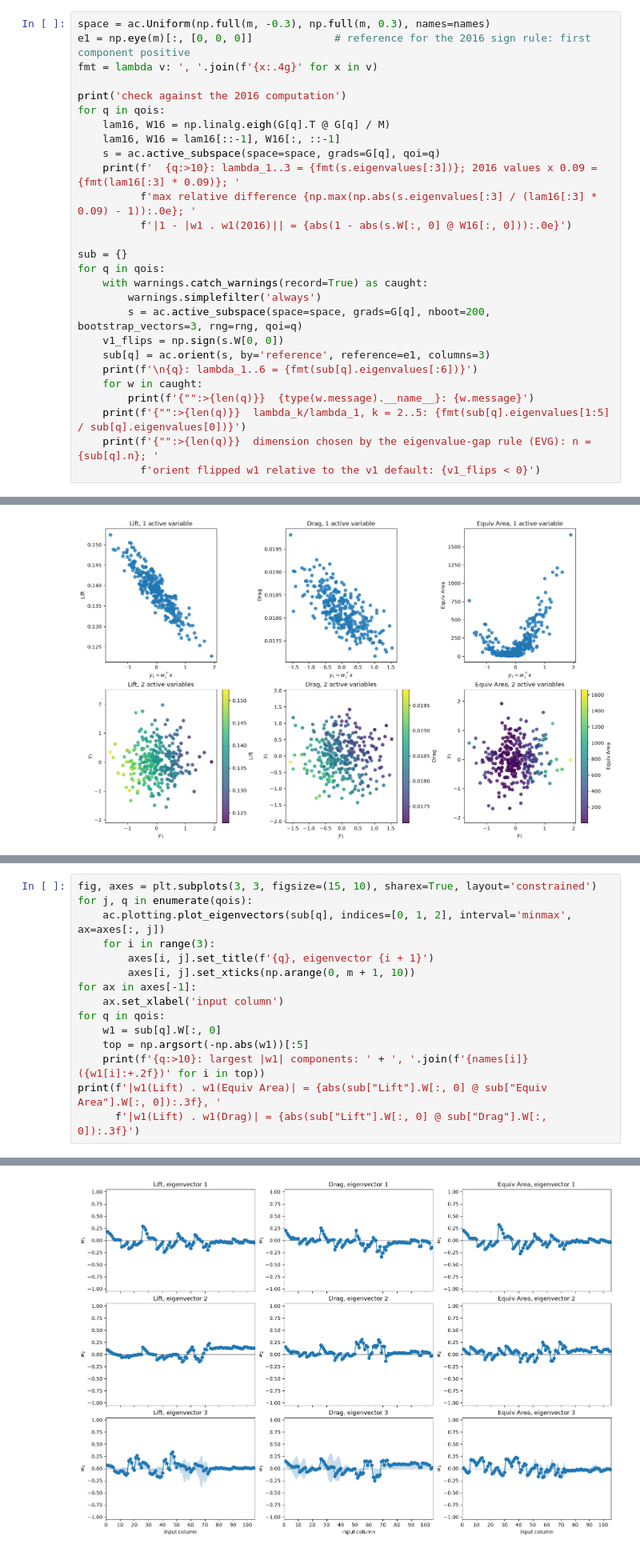
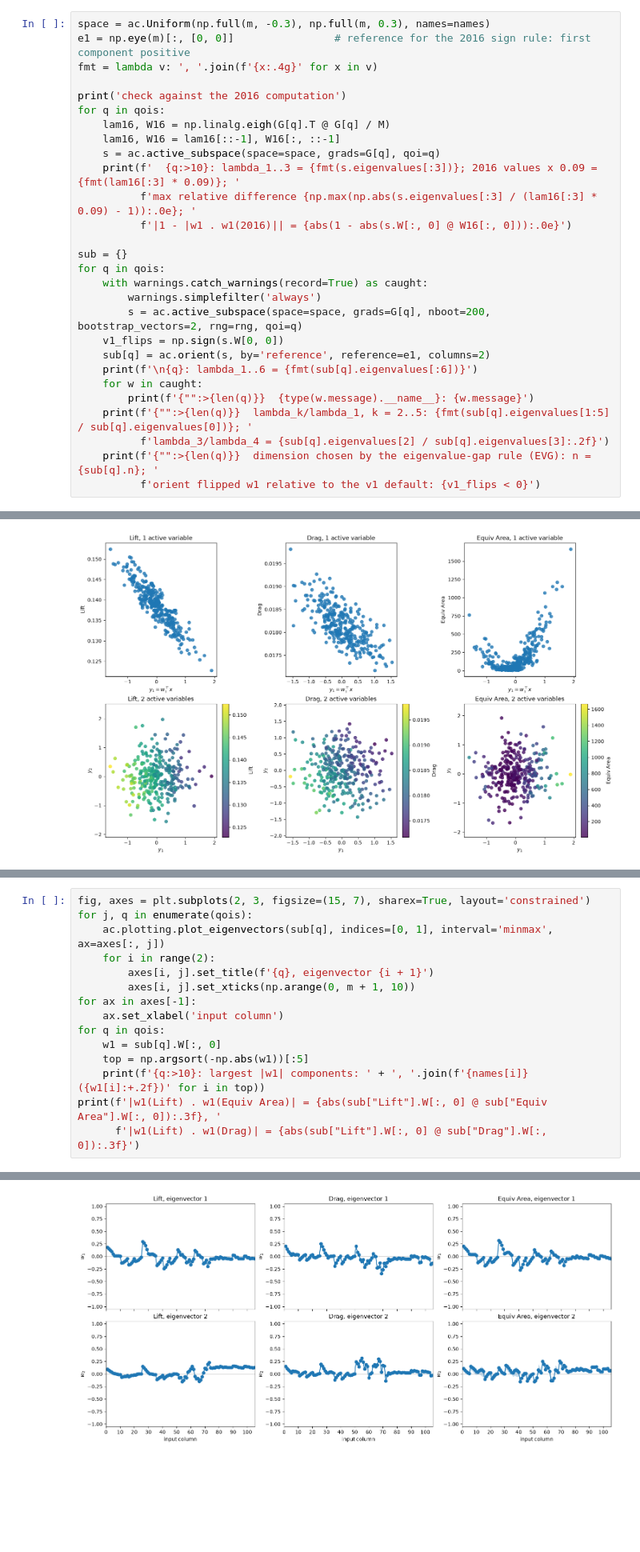
Before and after one commit to paulcon/as-data-sets, a Jupyter notebook: aerospace_cfd/N2_Supersonic_Jet/N2_Supersonic_Jet.ipynb, the cells around one changed output, grey strips where cells are left out. Shown at 80% size. Drawn from its saved outputs; the diff is of its cells as text; blank space fills up the shorter version.

```diff
--- a/aerospace_cfd/N2_Supersonic_Jet/N2_Supersonic_Jet.ipynb
+++ b/aerospace_cfd/N2_Supersonic_Jet/N2_Supersonic_Jet.ipynb
@@ -115,6 +115,6 @@ We keep the bootstrap replicates of the first three eigenvectors, which the 2016
 # %%
 space = ac.Uniform(np.full(m, -0.3), np.full(m, 0.3), names=names)
-e1 = np.eye(m)[:, [0, 0, 0]]             # reference for the 2016 sign rule: first component positive
+e1 = np.eye(m)[:, [0, 0]]                # reference for the 2016 sign rule: first component positive
 fmt = lambda v: ', '.join(f'{x:.4g}' for x in v)
 
 print('check against the 2016 computation')
@@ -130,13 +130,14 @@ sub = {}
 for q in qois:
     with warnings.catch_warnings(record=True) as caught:
         warnings.simplefilter('always')
-        s = ac.active_subspace(space=space, grads=G[q], nboot=200, bootstrap_vectors=3, rng=rng, qoi=q)
+        s = ac.active_subspace(space=space, grads=G[q], nboot=200, bootstrap_vectors=2, rng=rng, qoi=q)
     v1_flips = np.sign(s.W[0, 0])
-    sub[q] = ac.orient(s, by='reference', reference=e1, columns=3)
+    sub[q] = ac.orient(s, by='reference', reference=e1, columns=2)
     print(f'\n{q}: lambda_1..6 = {fmt(sub[q].eigenvalues[:6])}')
     for w in caught:
         print(f'{"":>{len(q)}}  {type(w.message).__name__}: {w.message}')
-    print(f'{"":>{len(q)}}  lambda_k/lambda_1, k = 2..5: {fmt(sub[q].eigenvalues[1:5] / sub[q].eigenvalues[0])}')
+    print(f'{"":>{len(q)}}  lambda_k/lambda_1, k = 2..5: {fmt(sub[q].eigenvalues[1:5] / sub[q].eigenvalues[0])}; '
+          f'lambda_3/lambda_4 = {sub[q].eigenvalues[2] / sub[q].eigenvalues[3]:.2f}')
     print(f'{"":>{len(q)}}  dimension chosen by the eigenvalue-gap rule (EVG): n = {sub[q].n}; '
           f'orient flipped w1 relative to the v1 default: {v1_flips < 0}')
 # %% [output]
@@ -215,24 +215,24 @@ The eigenvector components measure the sensitivity of each output to each input.
 # %%
-fig, axes = plt.subplots(3, 3, figsize=(15, 10), sharex=True, layout='constrained')
+fig, axes = plt.subplots(2, 3, figsize=(15, 7), sharex=True, layout='constrained')
 for j, q in enumerate(qois):
-    ac.plotting.plot_eigenvectors(sub[q], indices=[0, 1, 2], interval='minmax', ax=axes[:, j])
-    for i in range(3):
+    ac.plotting.plot_eigenvectors(sub[q], indices=[0, 1], interval='minmax', ax=axes[:, j])
+    for i in range(2):
         axes[i, j].set_title(f'{q}, eigenvector {i + 1}')
         axes[i, j].set_xticks(np.arange(0, m + 1, 10))
 for ax in axes[-1]:
     ax.set_xlabel('input column')
 for q in qois:
     w1 = sub[q].W[:, 0]
     top = np.argsort(-np.abs(w1))[:5]
     print(f'{q:>10}: largest |w1| components: ' + ', '.join(f'{names[i]} ({w1[i]:+.2f})' for i in top))
 print(f'|w1(Lift) . w1(Equiv Area)| = {abs(sub["Lift"].W[:, 0] @ sub["Equiv Area"].W[:, 0]):.3f}, '
       f'|w1(Lift) . w1(Drag)| = {abs(sub["Lift"].W[:, 0] @ sub["Drag"].W[:, 0]):.3f}')
 # %% [output]
       Lift: largest |w1| components: x26 (+0.29), x27 (+0.27), x41 (-0.25), x28 (+0.21), x42 (-0.21)
       Drag: largest |w1| components: x69 (-0.34), x70 (-0.26), x26 (+0.25), x66 (-0.23), x67 (-0.22)
 Equiv Area: largest |w1| components: x26 (+0.32), x27 (+0.28), x41 (-0.27), x28 (+0.22), x42 (-0.22)
 |w1(Lift) . w1(Equiv Area)| = 0.984, |w1(Lift) . w1(Drag)| = 0.752
-[figure, old version]
+[figure, new version]
 # %% [markdown]
 The first eigenvectors of lift and the equivalent area are close (the inner product is printed above) and have the same largest components. [[1]][R1] §4.3.3.2 (p. 110), which plots these directions as deformations of the aircraft (Fig. 4.16), finds a wing-twist mode for both; it explains the equivalent area's by the area's "important contributions from volume and lift". Without the column-to-component mapping we cannot say which columns are the wing, so we do not interpret the components further.
 
```
Also changed, not shown: parts of 6 cells of this notebook, 3 other files.
